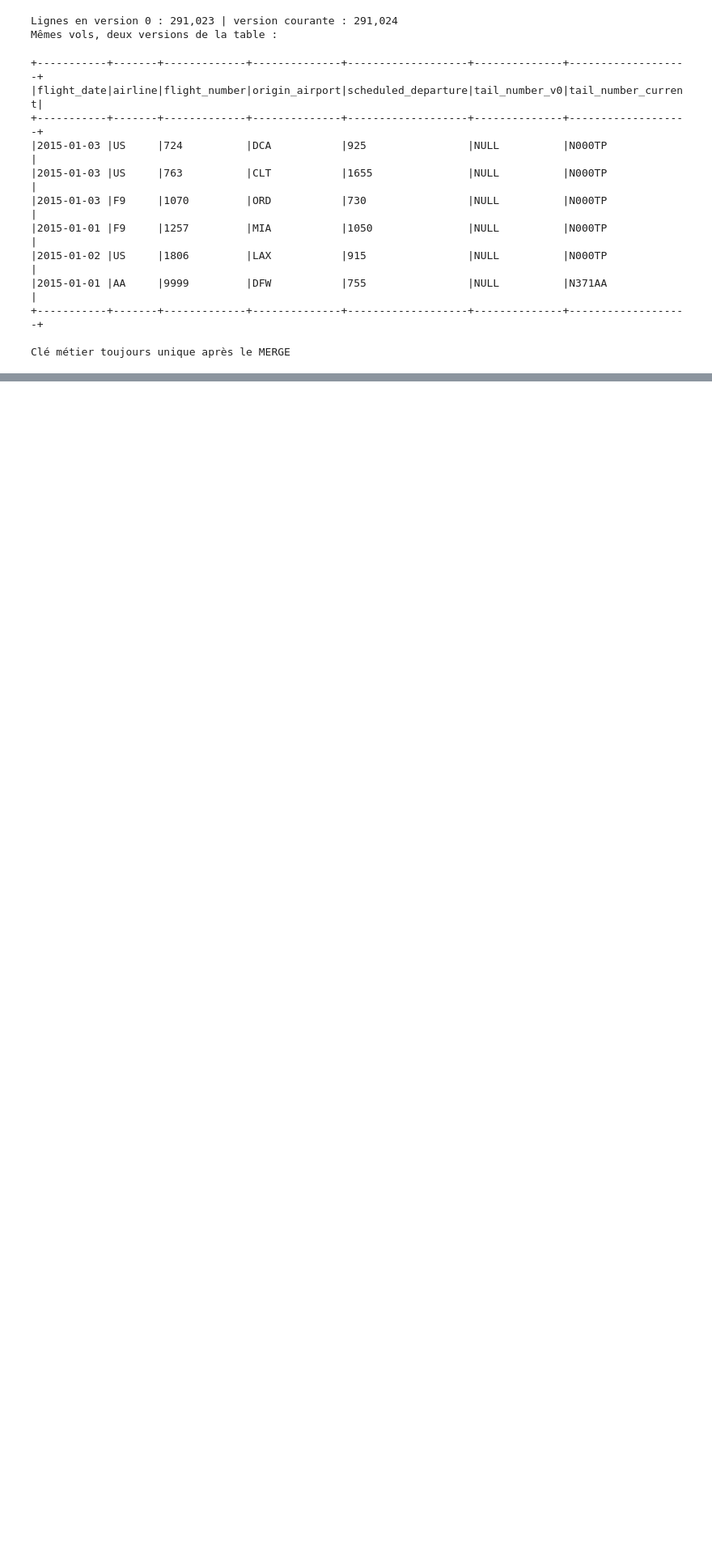
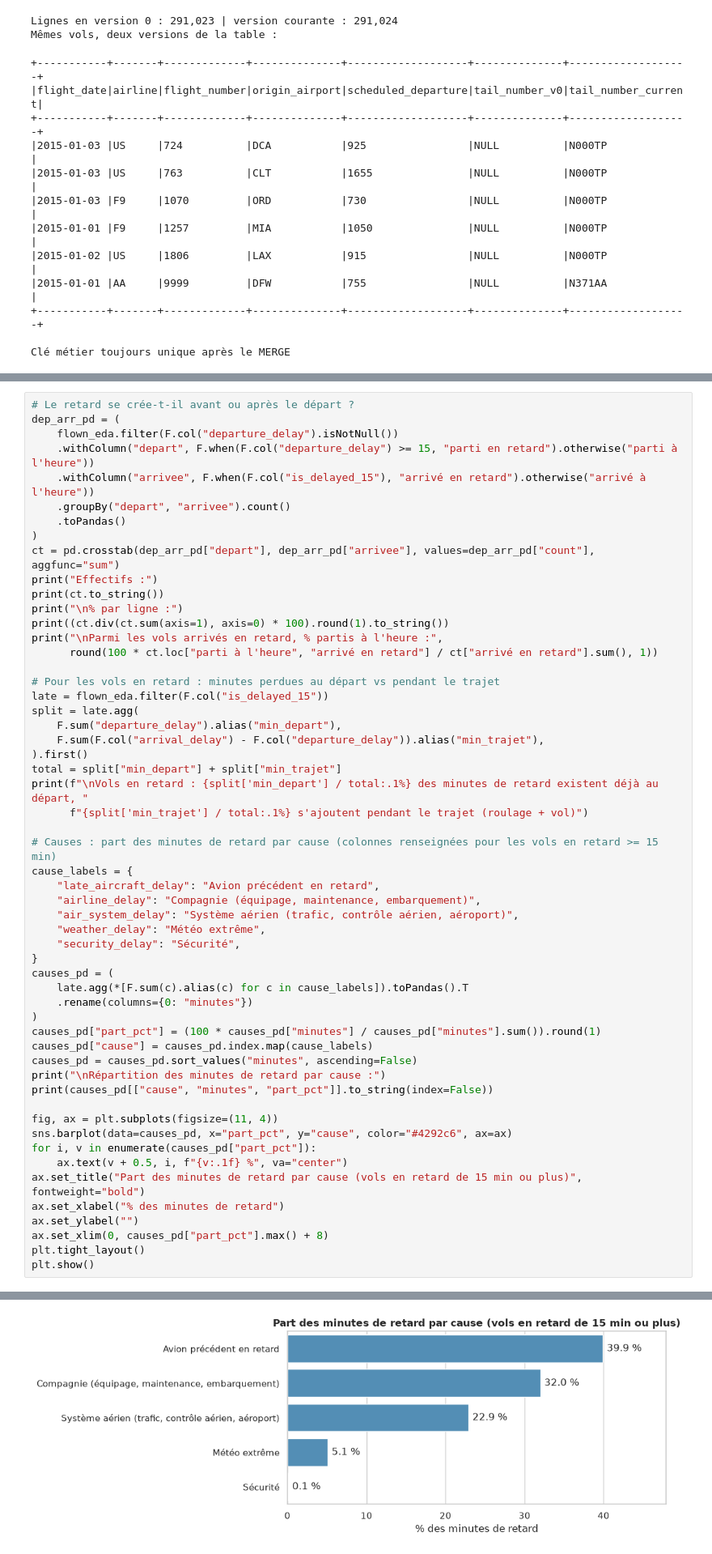
Before and after one commit to 104MJ/TP-datalake, a Jupyter notebook: notebooks/J2_Spark_Delta_Silver.ipynb, the cells around one changed output, grey strips where cells are left out. Shown at 81% size. Saved outputs shown, nothing was run; the diff lists cells and outputs as text; blank space fills up the shorter version.

```diff
--- a/notebooks/J2_Spark_Delta_Silver.ipynb
+++ b/notebooks/J2_Spark_Delta_Silver.ipynb
@@ -734,0 +881,56 @@ Clé métier toujours unique après le MERGE
+# %%
+# Le retard se crée-t-il avant ou après le départ ?
+dep_arr_pd = (
+    flown_eda.filter(F.col("departure_delay").isNotNull())
+    .withColumn("depart", F.when(F.col("departure_delay") >= 15, "parti en retard").otherwise("parti à l'heure"))
+    .withColumn("arrivee", F.when(F.col("is_delayed_15"), "arrivé en retard").otherwise("arrivé à l'heure"))
+    .groupBy("depart", "arrivee").count()
+    .toPandas()
+)
+ct = pd.crosstab(dep_arr_pd["depart"], dep_arr_pd["arrivee"], values=dep_arr_pd["count"], aggfunc="sum")
+print("Effectifs :")
+print(ct.to_string())
+print("\n% par ligne :")
+print((ct.div(ct.sum(axis=1), axis=0) * 100).round(1).to_string())
+print("\nParmi les vols arrivés en retard, % partis à l'heure :",
+      round(100 * ct.loc["parti à l'heure", "arrivé en retard"] / ct["arrivé en retard"].sum(), 1))
+
+# Pour les vols en retard : minutes perdues au départ vs pendant le trajet
+late = flown_eda.filter(F.col("is_delayed_15"))
+split = late.agg(
+    F.sum("departure_delay").alias("min_depart"),
+    F.sum(F.col("arrival_delay") - F.col("departure_delay")).alias("min_trajet"),
+).first()
+total = split["min_depart"] + split["min_trajet"]
+print(f"\nVols en retard : {split['min_depart'] / total:.1%} des minutes de retard existent déjà au départ, "
+      f"{split['min_trajet'] / total:.1%} s'ajoutent pendant le trajet (roulage + vol)")
+
+# Causes : part des minutes de retard par cause (colonnes renseignées pour les vols en retard >= 15 min)
+cause_labels = {
+    "late_aircraft_delay": "Avion précédent en retard",
+    "airline_delay": "Compagnie (équipage, maintenance, embarquement)",
+    "air_system_delay": "Système aérien (trafic, contrôle aérien, aéroport)",
+    "weather_delay": "Météo extrême",
+    "security_delay": "Sécurité",
+}
+causes_pd = (
+    late.agg(*[F.sum(c).alias(c) for c in cause_labels]).toPandas().T
+    .rename(columns={0: "minutes"})
+)
+causes_pd["part_pct"] = (100 * causes_pd["minutes"] / causes_pd["minutes"].sum()).round(1)
+causes_pd["cause"] = causes_pd.index.map(cause_labels)
+causes_pd = causes_pd.sort_values("minutes", ascending=False)
+print("\nRépartition des minutes de retard par cause :")
+print(causes_pd[["cause", "minutes", "part_pct"]].to_string(index=False))
+
+fig, ax = plt.subplots(figsize=(11, 4))
+sns.barplot(data=causes_pd, x="part_pct", y="cause", color="#4292c6", ax=ax)
+for i, v in enumerate(causes_pd["part_pct"]):
+    ax.text(v + 0.5, i, f"{v:.1f} %", va="center")
+ax.set_title("Part des minutes de retard par cause (vols en retard de 15 min ou plus)", fontweight="bold")
+ax.set_xlabel("% des minutes de retard")
+ax.set_ylabel("")
+ax.set_xlim(0, causes_pd["part_pct"].max() + 8)
+plt.tight_layout()
+plt.show()
+# %% [output]
@@ -734,0 +954 @@ Clé métier toujours unique après le MERGE
+[figure, added]
```
Also changed, not shown: parts of 7 cells of this notebook.
